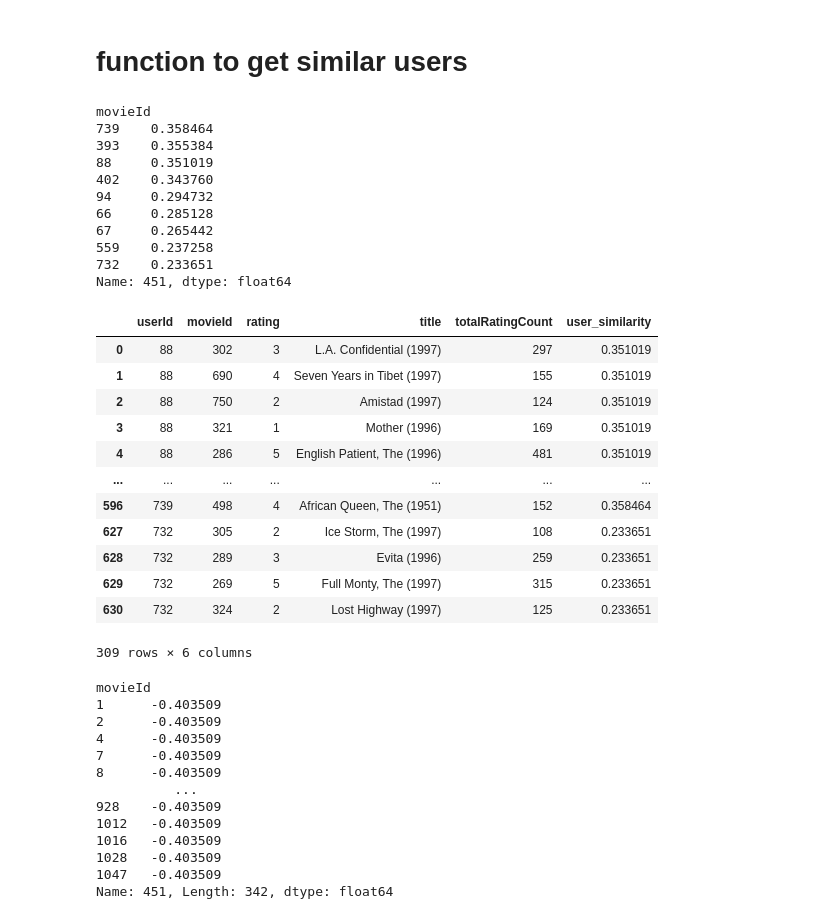
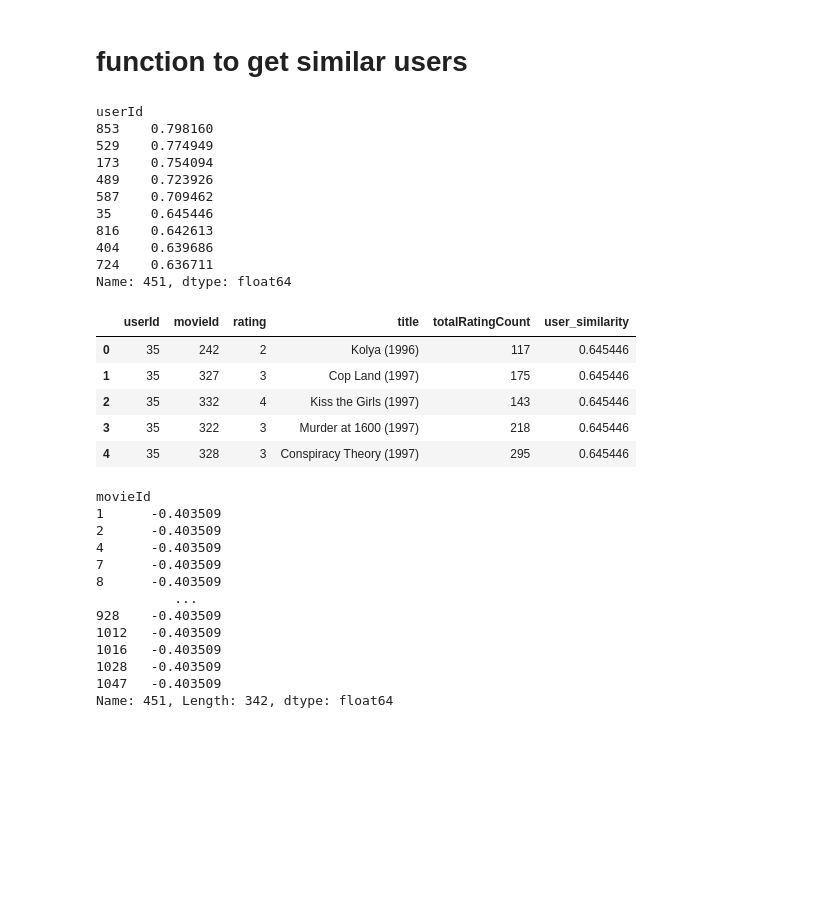
Before and after one commit to rajat98dogra/recommendation-sys, a Jupyter notebook: collBased.ipynb, the cells around one changed output. Drawn from its saved outputs; the diff is of its cells as text; code cells hidden in the pictures; blank space fills up the shorter version.

```diff
--- a/collBased.ipynb
+++ b/collBased.ipynb
@@ -220,8 +227,8 @@ top_similar
 Now try to find Similar users and recommend moives based on that
 </h3>
 # %%
-con_sim_user  = cosine_similarity(rating_matrix)
-matrix_user = pd.DataFrame(con_sim_user,columns=rating_matrix.index,index=rating_matrix.index)
+con_sim_user  = cosine_similarity(rating_matrix.T)
+matrix_user = pd.DataFrame(con_sim_user,columns=rating_matrix.columns,index=rating_matrix.columns)
 # %%
 # movie_matrix_user=movie_matrix_user.apply(standardize)
 matrix_user
@@ -251,49 +258,42 @@ user_id=451
 top_similar_user = getUser(user_id,k=10)
 top_similar_user
 # %% [output]
-movieId
-739    0.358464
-393    0.355384
-88     0.351019
-402    0.343760
-94     0.294732
-66     0.285128
-67     0.265442
-559    0.237258
-732    0.233651
+userId
+853    0.798160
+529    0.774949
+173    0.754094
+489    0.723926
+587    0.709462
+35     0.645446
+816    0.642613
+404    0.639686
+724    0.636711
 Name: 451, dtype: float64
 # %%
 ''''
 creating dataframe based on similarities
 '''
 weighted_users = pd.DataFrame({'userId':top_similar_user.index,'user_similarity':top_similar_user.values})
 
 # print(weighted_users)
 '''
 filter userId from original Dataset
 '''
 filtered_users =pd.DataFrame(popular_movies[popular_movies['userId'].isin(top_similar_user.index)])
 '''
 merging 'filtered_users' and 'weighted_users'
 '''
 # print(filtered_users)
 top_similar = filtered_users.merge(weighted_users,on='userId')#.sort_values(by='user_similarity',ascending=False)
 top_similar.drop_duplicates(subset=['movieId'],inplace=True)
-top_similar
+top_similar.head()
 # %% [output]
 |  | userId | movieId | rating | title | totalRatingCount | user_similarity |
-| 0 | 88 | 302 | 3 | L.A. Confidential (1997) | 297 | 0.351019 |
-| 1 | 88 | 690 | 4 | Seven Years in Tibet (1997) | 155 | 0.351019 |
-| 2 | 88 | 750 | 2 | Amistad (1997) | 124 | 0.351019 |
-| 3 | 88 | 321 | 1 | Mother (1996) | 169 | 0.351019 |
-| 4 | 88 | 286 | 5 | English Patient, The (1996) | 481 | 0.351019 |
-| ... | ... | ... | ... | ... | ... | ... |
-| 596 | 739 | 498 | 4 | African Queen, The (1951) | 152 | 0.358464 |
-| 627 | 732 | 305 | 2 | Ice Storm, The (1997) | 108 | 0.233651 |
-| 628 | 732 | 289 | 3 | Evita (1996) | 259 | 0.233651 |
-| 629 | 732 | 269 | 5 | Full Monty, The (1997) | 315 | 0.233651 |
-| 630 | 732 | 324 | 2 | Lost Highway (1997) | 125 | 0.233651 |
+| 0 | 35 | 242 | 2 | Kolya (1996) | 117 | 0.645446 |
+| 1 | 35 | 327 | 3 | Cop Land (1997) | 175 | 0.645446 |
+| 2 | 35 | 332 | 4 | Kiss the Girls (1997) | 143 | 0.645446 |
+| 3 | 35 | 322 | 3 | Murder at 1600 (1997) | 218 | 0.645446 |
+| 4 | 35 | 328 | 3 | Conspiracy Theory (1997) | 295 | 0.645446 |
-309 rows × 6 columns
 # %%
 user_rated = rating_matrix.loc[:,user_id]
 user_rated
```
Also changed, not shown: parts of 11 cells of this notebook.
